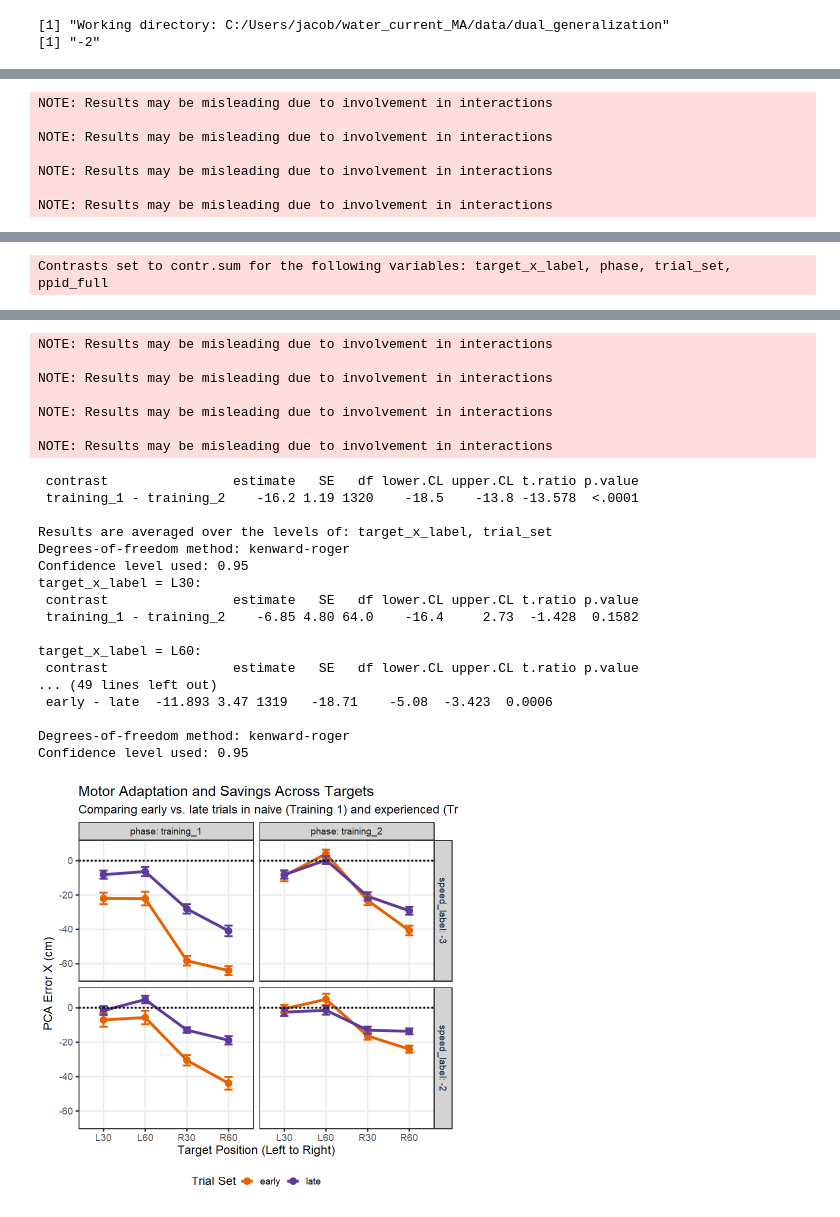
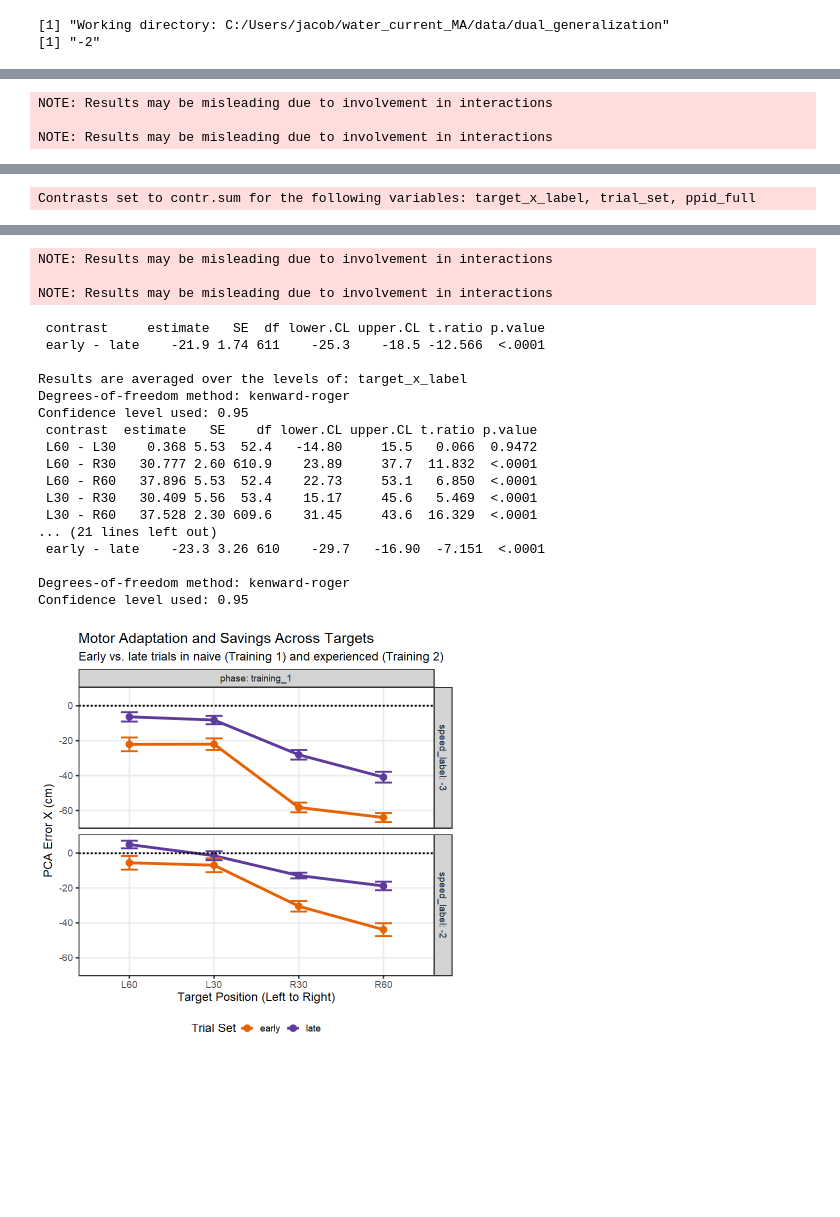
Before and after one commit to jacobjb02/vr-motor-adaptation-notebooks, a Jupyter notebook: Notebook/dual_generalization_R.ipynb, the cells around one changed output, grey strips where cells are left out. Drawn from its saved outputs; the diff is of its cells as text; code cells hidden in the pictures; blank space fills up the shorter version.

Commit message:
Updated anlyses; updated plot_all_trials function to disconnect lines.

```diff
--- a/Notebook/dual_generalization_R.ipynb
+++ b/Notebook/dual_generalization_R.ipynb
@@ -41,8 +27,9 @@ The following object is masked from 'package:lme4':
 library(afex)
 library(emmeans)
 
-
 df_early_late <- read.csv("early_late_phase_PCA_error_projectile_experiment _S1-projectile_experiment_etc_speed_neg3_0_neg2_0.csv")
+df_early_late$target_x_label <- factor(df_early_late$target_x_label,
+                                 levels = c("L60", "L30", "R30", "R60"))
 
 # Ensure factors
 df_early_late$ppid_full <- factor(df_early_late$ppid_full)
@@ -51,14 +38,11 @@ df_early_late$target_x_label <- factor(df_early_late$target_x_label)
 df_early_late$phase <- factor(df_early_late$phase)
 df_early_late$trial_set <- factor(df_early_late$trial_set)
 
-
-
 # leave out late trials
 df_early <- df_early_late[df_early_late$trial_set == "early", ]
 speeds_list <- unique(df_early$speed_label)
 
 for (s in speeds_list) {
-
   print(s)
 
   df_subset <- df_early[df_early$speed_label == s,]
@@ -66,7 +50,6 @@ for (s in speeds_list) {
 
   mm_gen <- afex::mixed(PCA_error_X_cm_mean_bc ~ target_x_label * phase + (1|ppid_full),
                         data = df_subset, method = "S")
-
   print(afex::nice(mm_gen))
 
   emm_mm_gen <- emmeans(mm_gen, ~ phase)
@@ -75,10 +58,6 @@ for (s in speeds_list) {
   print(pairs(emm_mm_gen, infer = TRUE))
   print(pairs(emm_by_target, adjust = "holm", infer = TRUE))
 }
-
-
-library(ggplot2)
-library(dplyr)
 
 # Calculate means and standard errors for plotting
 plot_data <- df_early %>%
@@ -177,6 +154,15 @@ setwd("C:/Users/jacob/water_current_MA/data/dual_generalization")
 dir <- getwd()
 print(paste("Working directory:", dir))
 
+# remove training_2 phase data
+df_early_late <- read.csv("early_late_phase_PCA_error_projectile_experiment _S1-projectile_experiment_etc_speed_neg3_0_neg2_0.csv")
+df_early_late$target_x_label <- factor(df_early_late$target_x_label,
+                                 levels = c("L60", "L30", "R30", "R60"))
+
+
+df_early_late_t1 <- df_early_late[df_early_late$phase == 'training_1',]
+
+
 speeds_list <- unique(df_early$speed_label)
 
 
@@ -184,31 +170,28 @@ for (s in speeds_list) {
 
   print(s)
 
-  df_subset <- df_early_late[df_early_late$speed_label == s,]
+  df_subset <- df_early_late_t1[df_early_late_t1$speed_label == s,]
   df_subset <- droplevels(df_subset)
 
-  mm_gen <- afex::mixed(PCA_error_X_cm_mean_bc ~ target_x_label * phase * trial_set + (1|ppid_full),
-                        data = df_subset, method = "S")
+  mm_learning <- afex::mixed(PCA_error_X_cm_mean_bc ~ target_x_label * trial_set + (1|ppid_full),
+                        data = df_subset)
 
-  print(afex::nice(mm_gen))
+  print(afex::nice(mm_learning))
 
-  emm_mm_gen <- emmeans(mm_gen, ~ phase)
-  emm_by_set <- emmeans(mm_gen, ~ trial_set)
-  emm_by_target <- emmeans(mm_gen, ~ phase | target_x_label)
-  emm_phase_trial <- emmeans(mm_gen, ~ trial_set | phase)
-  emm_3way <- emmeans(mm_gen, ~ trial_set | phase * target_x_label)
+  emm_by_set <- emmeans(mm_learning, ~ trial_set)
+  emm_by_target <- emmeans(mm_learning, ~ target_x_label)
+  emm_by_trial_target <- emmeans(mm_learning, ~ trial_set | target_x_label)
 
-  print(pairs(emm_mm_gen, infer = TRUE))
+  print(pairs(emm_by_set, infer = TRUE))
   print(pairs(emm_by_target, adjust = "holm", infer = TRUE))
-  print(pairs(emm_by_set, adjust = "holm", infer = TRUE))
-  print(pairs(emm_3way, adjust = "holm", infer = TRUE))
+  print(pairs(emm_by_trial_target, adjust = "holm", infer = TRUE))
 
 }
 
 # GENERATE THE PLOTS ---
 
 # Calculate means and standard errors
-plot_data <- df_early_late %>%
+plot_data <- df_early_late_t1 %>%
   group_by(speed_label, phase, trial_set, target_x_label) %>%
   summarise(
     mean_error = mean(PCA_error_X_cm_mean_bc, na.rm = TRUE),
@@ -232,7 +215,7 @@ adaptation_plot <- ggplot(plot_data, aes(x = target_x_label, y = mean_error, col
   scale_color_manual(values = c("early" = "#E66100", "late" = "#5D3A9B")) +
   labs(
     title = "Motor Adaptation and Savings Across Targets",
-    subtitle = "Comparing early vs. late trials in naive (Training 1) and experienced (Training 2) phases",
+    subtitle = "Early vs. late trials in naive (Training 1) and experienced (Training 2)",
     x = "Target Position (Left to Right)",
     y = "PCA Error X (cm)",
     color = "Trial Set"
@@ -267,7 +245,3 @@ Signif. codes:  0 '***' 0.001 '**' 0.01 '*' 0.05 '+' 0.1 ' ' 1
 NOTE: Results may be misleading due to involvement in interactions
 
 NOTE: Results may be misleading due to involvement in interactions
-
-NOTE: Results may be misleading due to involvement in interactions
-
-NOTE: Results may be misleading due to involvement in interactions
@@ -288,6 +262,6 @@ target_x_label = L60:
 Degrees-of-freedom method: kenward-roger
 Confidence level used: 0.95
 [1] "-3"
-Contrasts set to contr.sum for the following variables: target_x_label, phase, trial_set, ppid_full
+Contrasts set to contr.sum for the following variables: target_x_label, trial_set, ppid_full
 Mixed Model Anova Table (Type 3 tests, S-method)
 
@@ -305,30 +274,26 @@ Data: df_subset
 ---
 Signif. codes:  0 '***' 0.001 '**' 0.01 '*' 0.05 '+' 0.1 ' ' 1
 NOTE: Results may be misleading due to involvement in interactions
 
 NOTE: Results may be misleading due to involvement in interactions
-
-NOTE: Results may be misleading due to involvement in interactions
-
-NOTE: Results may be misleading due to involvement in interactions
- contrast                estimate   SE   df lower.CL upper.CL t.ratio p.value
- training_1 - training_2    -16.2 1.19 1320    -18.5    -13.8 -13.578  <.0001
+ contrast     estimate   SE  df lower.CL upper.CL t.ratio p.value
+ early - late    -21.9 1.74 611    -25.3    -18.5 -12.566  <.0001
 
-Results are averaged over the levels of: target_x_label, trial_set
+Results are averaged over the levels of: target_x_label
 Degrees-of-freedom method: kenward-roger
 Confidence level used: 0.95
-target_x_label = L30:
- contrast                estimate   SE   df lower.CL upper.CL t.ratio p.value
- training_1 - training_2    -6.85 4.80 64.0    -16.4     2.73  -1.428  0.1582
-
-target_x_label = L60:
- contrast                estimate   SE   df lower.CL upper.CL t.ratio p.value
-... (49 lines left out)
- early - late  -11.893 3.47 1319   -18.71    -5.08  -3.423  0.0006
+ contrast  estimate   SE    df lower.CL upper.CL t.ratio p.value
+ L60 - L30    0.368 5.53  52.4   -14.80     15.5   0.066  0.9472
+ L60 - R30   30.777 2.60 610.9    23.89     37.7  11.832  <.0001
+ L60 - R60   37.896 5.53  52.4    22.73     53.1   6.850  <.0001
+ L30 - R30   30.409 5.56  53.4    15.17     45.6   5.469  <.0001
+ L30 - R60   37.528 2.30 609.6    31.45     43.6  16.329  <.0001
+... (21 lines left out)
+ early - late    -23.3 3.26 610    -29.7   -16.90  -7.151  <.0001
 
 Degrees-of-freedom method: kenward-roger
 Confidence level used: 0.95
-[figure, old version]
+[figure, new version]
 # %%
 ### WASHOUT ANALYSIS
 # %%
```
Also changed, not shown: parts of 5 cells of this notebook, 3 other files.
